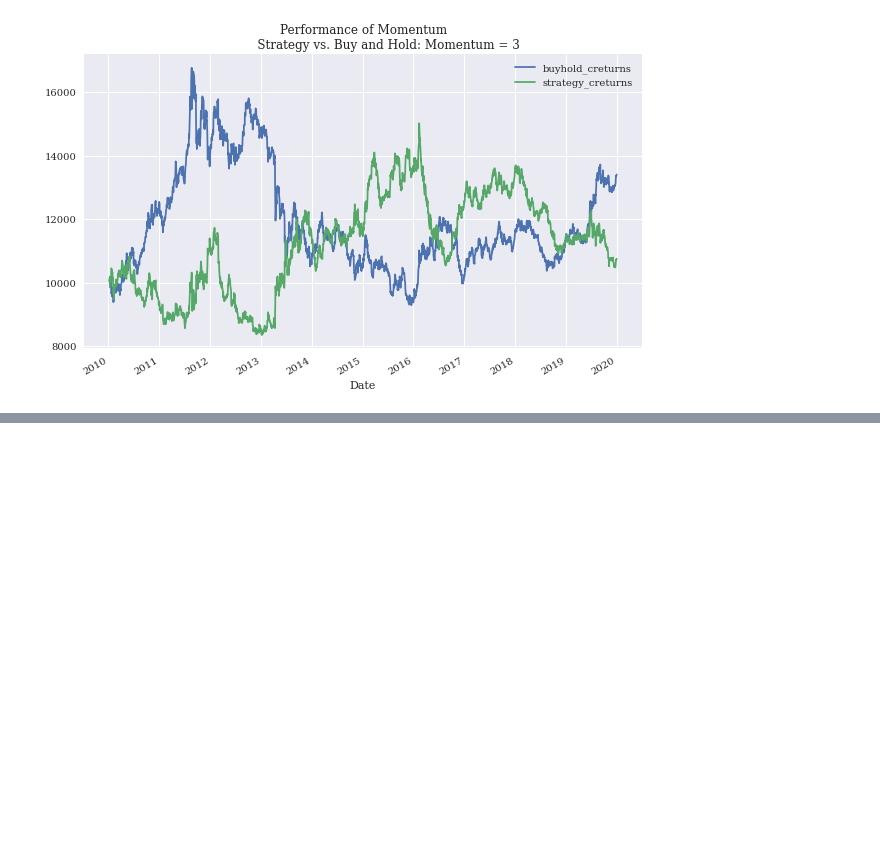
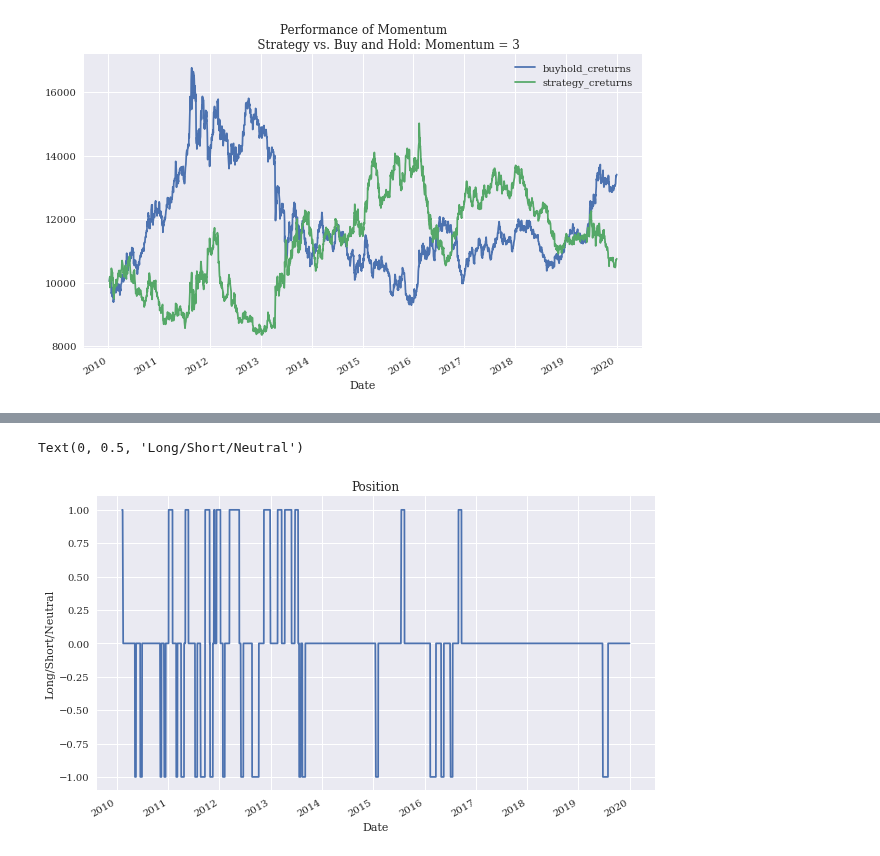
Before and after one commit to eddietaylor/securities-analysis, a Jupyter notebook: notebooks/playgrounds/backtesting/vectorized_backtest_exs.ipynb, the cells around one changed output, grey strips where cells are left out. Cells and saved outputs as stored; diff of their text form; code cells hidden in the pictures; blank space fills up the shorter version.

```diff
--- a/notebooks/playgrounds/backtesting/vectorized_backtest_exs.ipynb
+++ b/notebooks/playgrounds/backtesting/vectorized_backtest_exs.ipynb
@@ -494,0 +522,23 @@ Absolute and Out/underperformance of Momentum 3 strategy with transaction costs
+# %%
+# now pretend this price is actually the spread between two cointegrated assets (look up pairs trading)
+# you want to short the spread when it gets above the threshold and take a long position when it gets below
+# the lower threshold. When it crosses zero, go market neutral (essentially I think you exit your long and short
+# positions).
+# go short when the spread gets large
+data['position'] = np.where(data['distance'] > threshold,-1, np.nan)
+# go long when the spread gets small
+data['position'] = np.where(data['distance'] < -threshold,1, data['position'])
+# market neutral when its crossing zero
+data['position'] = np.where(data['distance'] * data['distance'].shift(1) < 0, 0, data['position'])
+
+pd.set_option('display.max_rows', 10)
+# essentially, you're taking those positions and using ffill to fill them forward, until the next threshold
+# is crossed
+data['position'] = data['position'].ffill().fillna(0)
+# plot
+data['position'][SMA:].plot(figsize=(10,6), ylim=[-1.1, 1.1])
+plt.title("Position")
+plt.ylabel("Long/Short/Neutral")
+# %% [output]
+Text(0, 0.5, 'Long/Short/Neutral')
+[figure, added]
```
Also changed, not shown: parts of 6 cells of this notebook.
